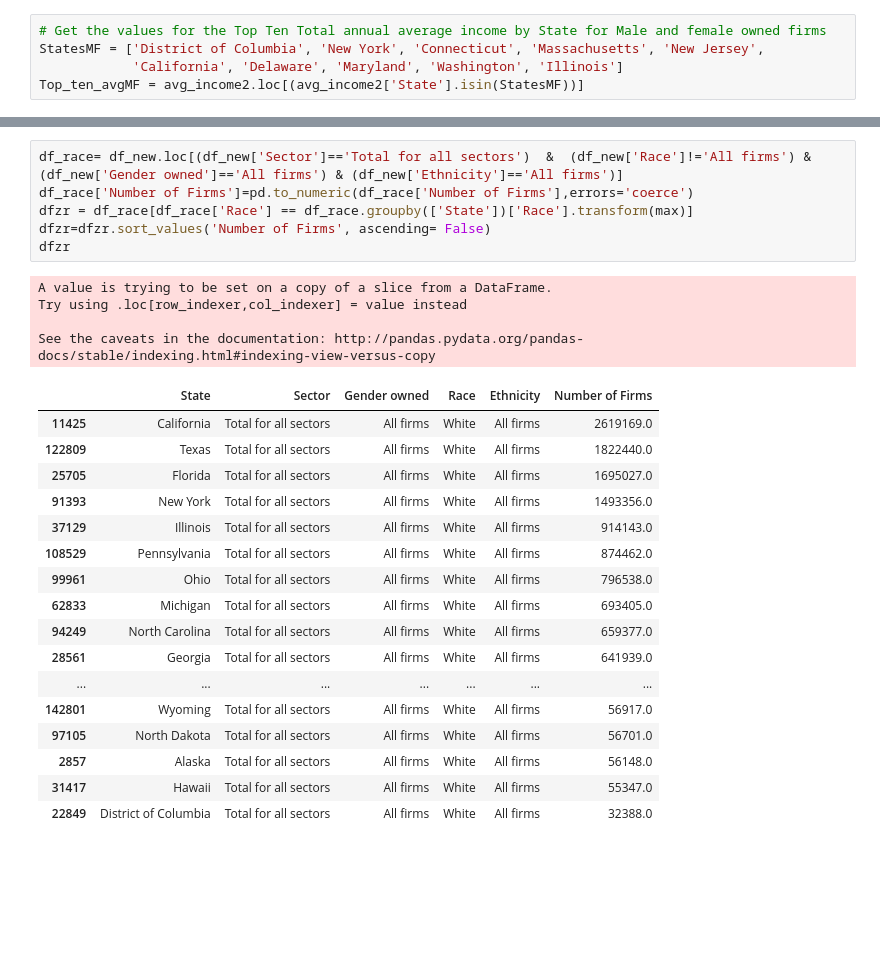
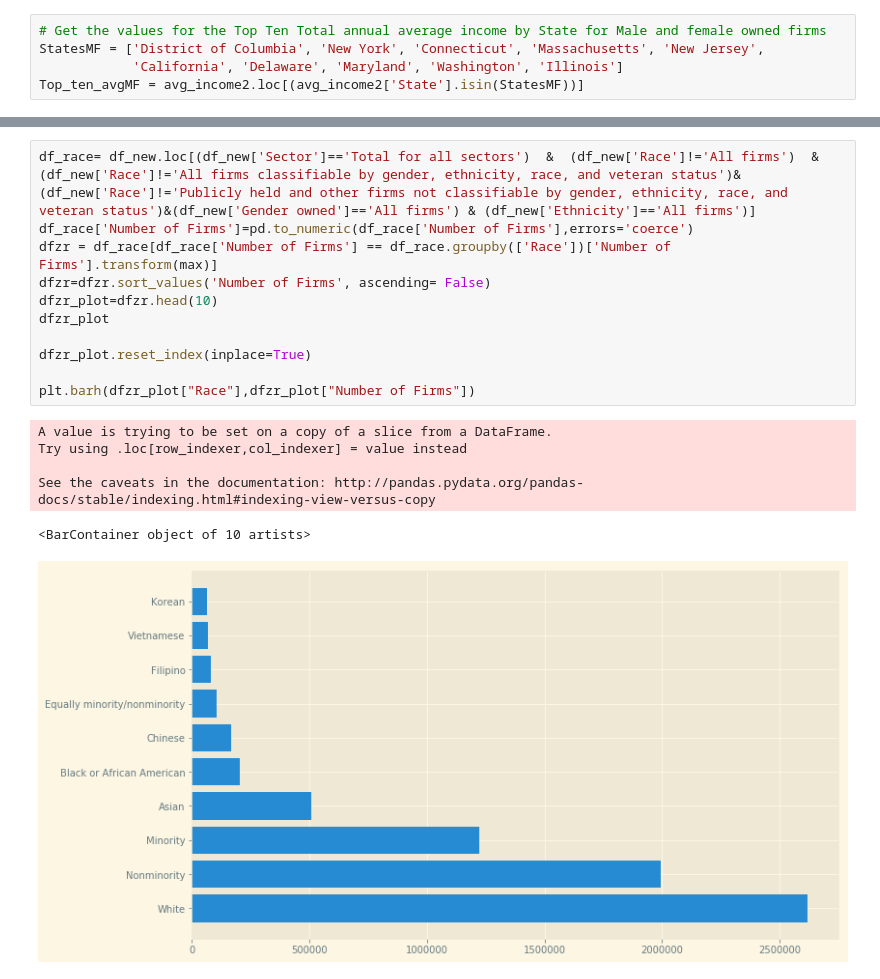
Before and after one commit to tafolabi/Project_Alpha, a Jupyter notebook: 2007.ipynb, the cells around one changed output, grey strips where cells are left out. Cells and saved outputs as stored; diff of their text form; blank space fills up the shorter version.

```diff
--- a/2007.ipynb
+++ b/2007.ipynb
@@ -495,28 +427,18 @@ states= ["California", "Texas", "Florida", "New York", "Pennsylvania", "Illinois
 # %%
-df_race= df_new.loc[(df_new['Sector']=='Total for all sectors')  &  (df_new['Race']!='All firms') &(df_new['Gender owned']=='All firms') & (df_new['Ethnicity']=='All firms')]
+df_race= df_new.loc[(df_new['Sector']=='Total for all sectors')  &  (df_new['Race']!='All firms')  &(df_new['Race']!='All firms classifiable by gender, ethnicity, race, and veteran status')&(df_new['Race']!='Publicly held and other firms not classifiable by gender, ethnicity, race, and veteran status')&(df_new['Gender owned']=='All firms') & (df_new['Ethnicity']=='All firms')]
 df_race['Number of Firms']=pd.to_numeric(df_race['Number of Firms'],errors='coerce')
-dfzr = df_race[df_race['Race'] == df_race.groupby(['State'])['Race'].transform(max)]
+dfzr = df_race[df_race['Number of Firms'] == df_race.groupby(['Race'])['Number of Firms'].transform(max)]
 dfzr=dfzr.sort_values('Number of Firms', ascending= False)
-dfzr
+dfzr_plot=dfzr.head(10)
+dfzr_plot
+
+dfzr_plot.reset_index(inplace=True)
+
+plt.barh(dfzr_plot["Race"],dfzr_plot["Number of Firms"])
 # %% [output]
 A value is trying to be set on a copy of a slice from a DataFrame.
 Try using .loc[row_indexer,col_indexer] = value instead
 
 See the caveats in the documentation: http://pandas.pydata.org/pandas-docs/stable/indexing.html#indexing-view-versus-copy
-|  | State | Sector | Gender owned | Race | Ethnicity | Number of Firms |
-| 11425 | California | Total for all sectors | All firms | White | All firms | 2619169.0 |
-| 122809 | Texas | Total for all sectors | All firms | White | All firms | 1822440.0 |
-| 25705 | Florida | Total for all sectors | All firms | White | All firms | 1695027.0 |
-| 91393 | New York | Total for all sectors | All firms | White | All firms | 1493356.0 |
-| 37129 | Illinois | Total for all sectors | All firms | White | All firms | 914143.0 |
-| 108529 | Pennsylvania | Total for all sectors | All firms | White | All firms | 874462.0 |
-| 99961 | Ohio | Total for all sectors | All firms | White | All firms | 796538.0 |
-| 62833 | Michigan | Total for all sectors | All firms | White | All firms | 693405.0 |
-| 94249 | North Carolina | Total for all sectors | All firms | White | All firms | 659377.0 |
-| 28561 | Georgia | Total for all sectors | All firms | White | All firms | 641939.0 |
-| ... | ... | ... | ... | ... | ... | ... |
-| 142801 | Wyoming | Total for all sectors | All firms | White | All firms | 56917.0 |
-| 97105 | North Dakota | Total for all sectors | All firms | White | All firms | 56701.0 |
-| 2857 | Alaska | Total for all sectors | All firms | White | All firms | 56148.0 |
-| 31417 | Hawaii | Total for all sectors | All firms | White | All firms | 55347.0 |
-| 22849 | District of Columbia | Total for all sectors | All firms | White | All firms | 32388.0 |
+<BarContainer object of 10 artists>
+[figure, added]
```
Also changed, not shown: parts of 28 cells of this notebook.
